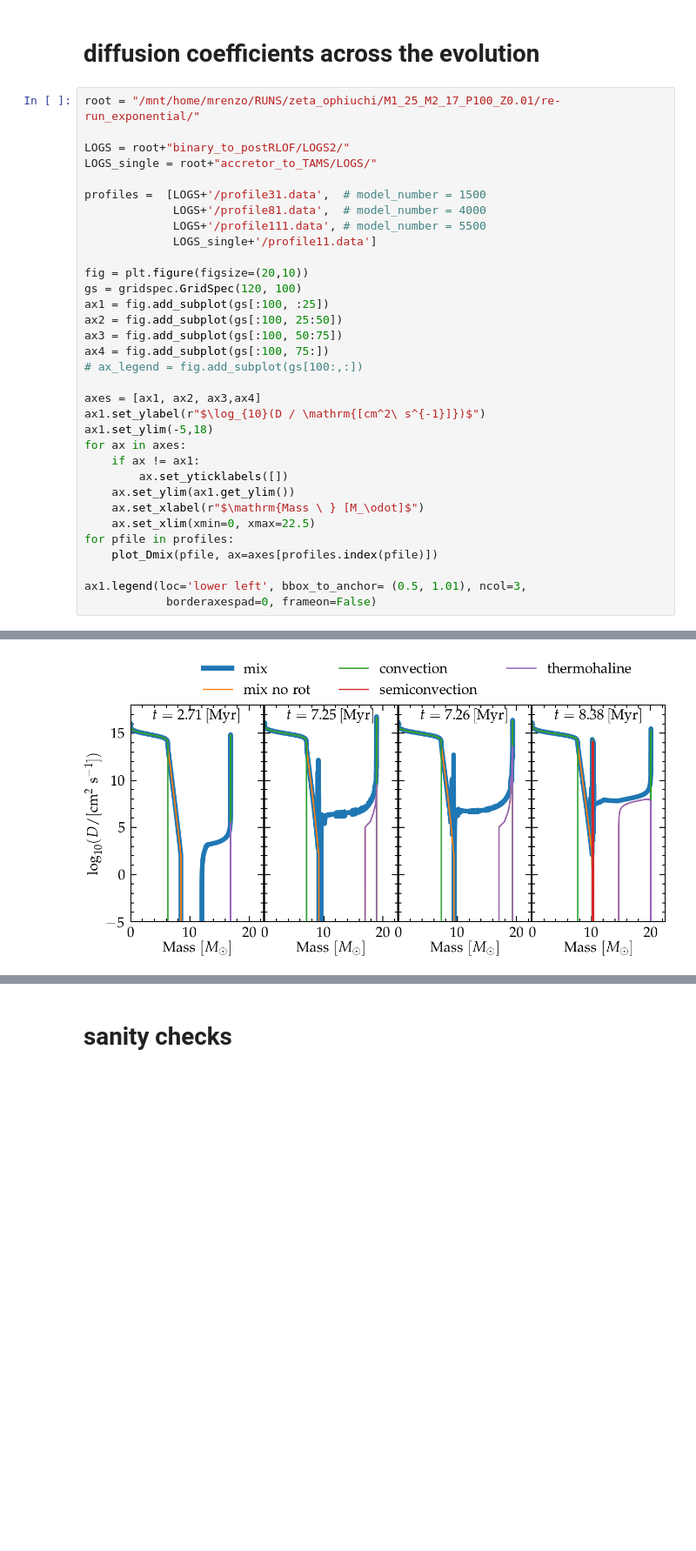
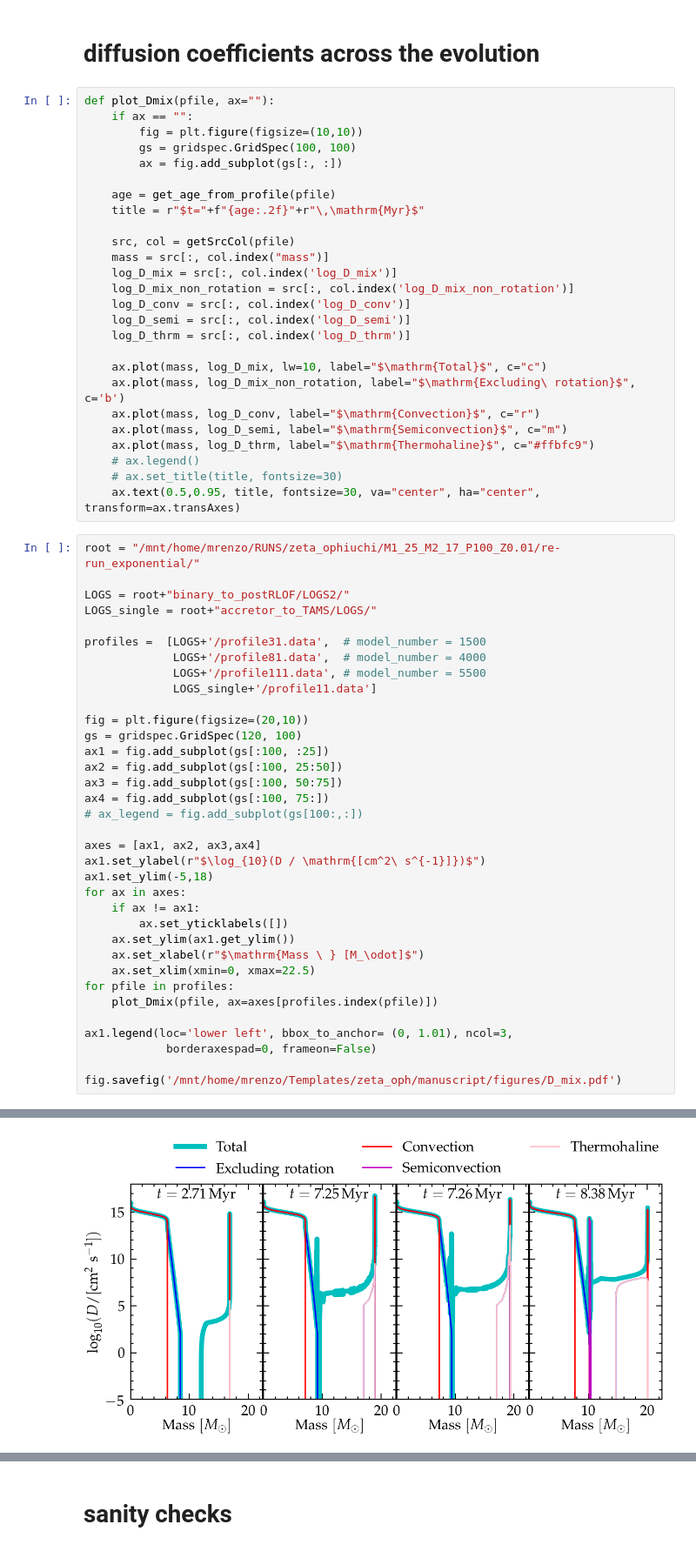
Before and after one commit to mathren/zeta_oph, a Jupyter notebook: notebooks/mixing_and_AM.ipynb, the cells around one changed output, grey strips where cells are left out. Shown at 87% size. Drawn from its saved outputs; the diff is of its cells as text; blank space fills up the shorter version.

Commit message:
update Dmix fig

```diff
--- a/notebooks/mixing_and_AM.ipynb
+++ b/notebooks/mixing_and_AM.ipynb
@@ -421,6 +421,32 @@ plt.savefig("/mnt/home/mrenzo/TMP/zeta_Rotational_struct_rot_0_5.pdf", dpi=10)
 [figure]
 # %% [markdown]
 # diffusion coefficients across the evolution
+# %%
+def plot_Dmix(pfile, ax=""):
+    if ax == "":
+        fig = plt.figure(figsize=(10,10))
+        gs = gridspec.GridSpec(100, 100)
+        ax = fig.add_subplot(gs[:, :])
+
+    age = get_age_from_profile(pfile)
+    title = r"$t="+f"{age:.2f}"+r"\,\mathrm{Myr}$"
+
+    src, col = getSrcCol(pfile)
+    mass = src[:, col.index("mass")]
+    log_D_mix = src[:, col.index('log_D_mix')]
+    log_D_mix_non_rotation = src[:, col.index('log_D_mix_non_rotation')]
+    log_D_conv = src[:, col.index('log_D_conv')]
+    log_D_semi = src[:, col.index('log_D_semi')]
+    log_D_thrm = src[:, col.index('log_D_thrm')]
+
+    ax.plot(mass, log_D_mix, lw=10, label="$\mathrm{Total}$", c="c")
+    ax.plot(mass, log_D_mix_non_rotation, label="$\mathrm{Excluding\ rotation}$", c='b')
+    ax.plot(mass, log_D_conv, label="$\mathrm{Convection}$", c="r")
+    ax.plot(mass, log_D_semi, label="$\mathrm{Semiconvection}$", c="m")
+    ax.plot(mass, log_D_thrm, label="$\mathrm{Thermohaline}$", c="#ffbfc9")
+    # ax.legend()
+    # ax.set_title(title, fontsize=30)
+    ax.text(0.5,0.95, title, fontsize=30, va="center", ha="center", transform=ax.transAxes)
 # %%
 root = "/mnt/home/mrenzo/RUNS/zeta_ophiuchi/M1_25_M2_17_P100_Z0.01/re-run_exponential/"
 
@@ -452,6 +478,8 @@ for ax in axes:
 for pfile in profiles:
     plot_Dmix(pfile, ax=axes[profiles.index(pfile)])
 
-ax1.legend(loc='lower left', bbox_to_anchor= (0.5, 1.01), ncol=3,
+ax1.legend(loc='lower left', bbox_to_anchor= (0, 1.01), ncol=3,
             borderaxespad=0, frameon=False)
+
+fig.savefig('/mnt/home/mrenzo/Templates/zeta_oph/manuscript/figures/D_mix.pdf')
 # %% [output]
@@ -459 +486 @@ ax1.legend(loc='lower left', bbox_to_anchor= (0.5, 1.01), ncol=3,
-[figure, old version]
+[figure, new version]
```
Also changed, not shown: parts of 2 cells of this notebook, 1 other file.
